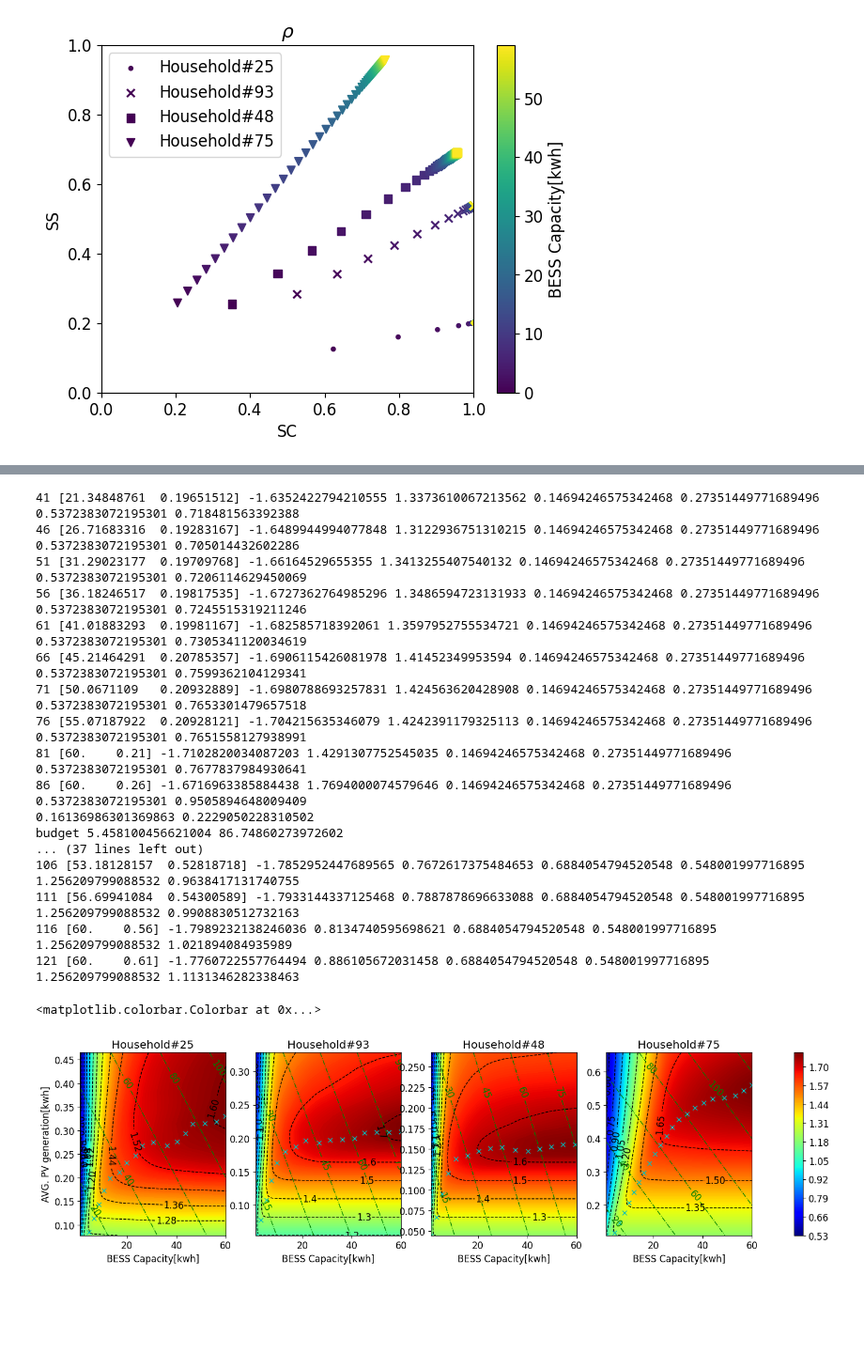
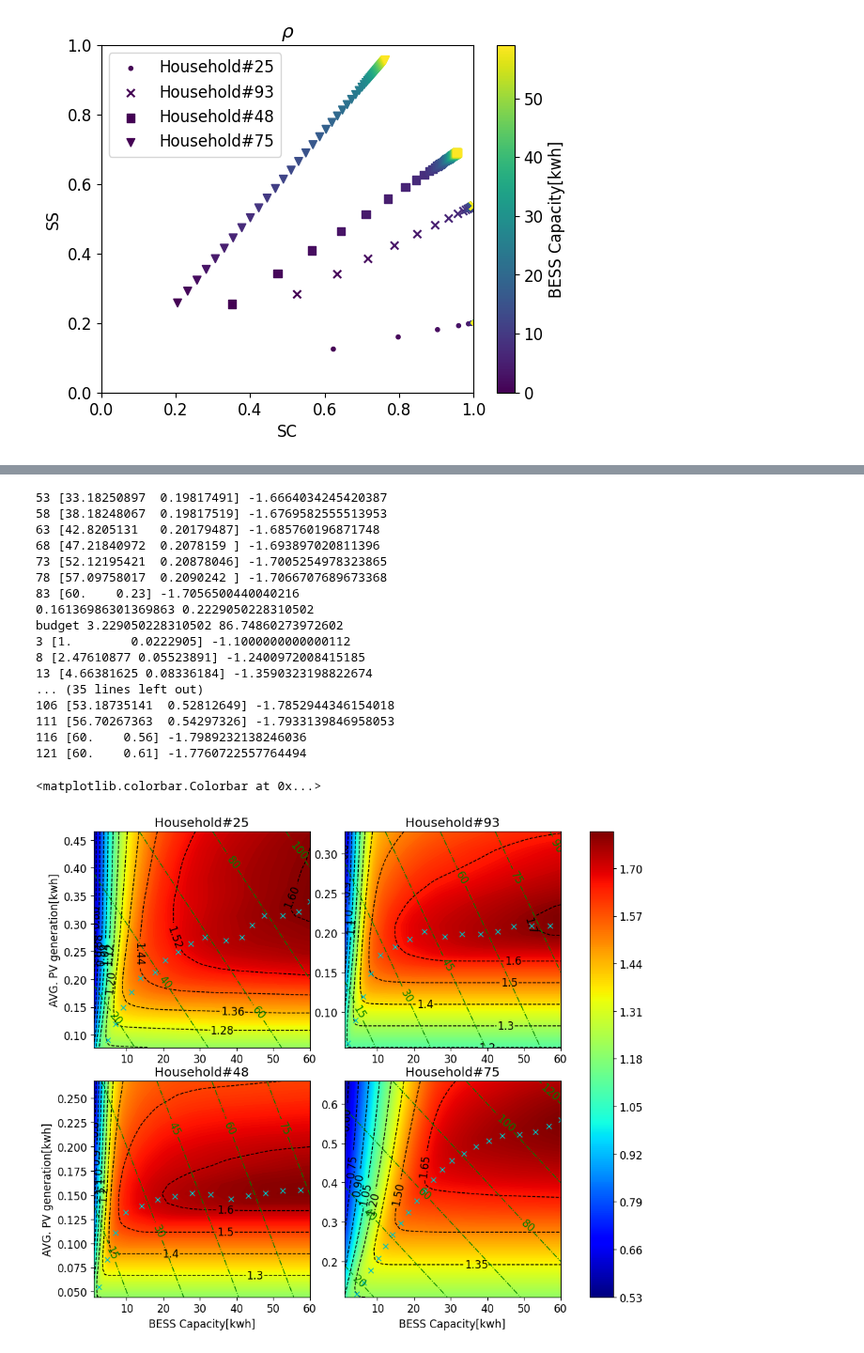
Before and after one commit to JunwookHeo/etc_project, a Jupyter notebook: rl_solutions/analysis_household.ipynb, the cells around one changed output, grey strips where cells are left out. Shown at 94% size. Drawn from its saved outputs; the diff is of its cells as text; code cells hidden in the pictures; blank space fills up the shorter version.

```diff
--- a/rl_solutions/analysis_household.ipynb
+++ b/rl_solutions/analysis_household.ipynb
@@ -289,17 +289,16 @@ for i, (s, df) in enumerate(zip(selected, df_sel)):
 import matplotlib.pyplot as plt
 
 selected = [25, 93, 48, 75]
-selected = [75, 83, 1, 3]
 ws = [1, 1, 1, 1]
 # ws = [4.05, 1.42, 0.95, 0.77]
-# ws = [5.05, 1.85, 1.4, 0.77]
+# ws = [4.99, 1.86, 1.38, 0.80]
 # selected = [221, 202, 239, 273]
 # selected = [221, 243, 232, 202, 204, 214, 205, 239, 248, 273, 282, 289]
 df_sel, df_date = utils.load_data('AusGrid_preprocess.csv', selected, TS)
-ncols = 4
+ncols = 2
 
 plt.rcParams.update({'font.size': 12})
-fig, axes = plt.subplots(nrows=len(selected)//ncols, ncols=ncols, figsize=(16,4))
+fig, axes = plt.subplots(nrows=len(selected)//ncols, ncols=ncols, figsize=(8,8))
 
 if axes.ndim ==1:
     axes = np.reshape(axes, (-1, ncols))
@@ -313,7 +312,7 @@ for i, (s, df) in enumerate(zip(selected, df_sel)):
     # for p in stds:
     #     axes[i//ncols, i%ncols].axvline(max(0,p), color='y')
 
-    for c in range(0, 1260):
+    for c in range(0, 60):
         gimp, gexp = sim_ss_sc(df['GG'].values*ws[i], df['GC'].values, c)
         sc = 1 - gexp/df['GG'].sum()/ws[i]
         ss = 1 - gimp/df['GC'].sum()
@@ -323,7 +322,7 @@ for i, (s, df) in enumerate(zip(selected, df_sel)):
 
     axes[i//ncols, i%ncols].plot(sc_list, label='SC')
     axes[i//ncols, i%ncols].plot(ss_list, label='SS')
-    if i == 0: axes[i//ncols, i%ncols].set_ylabel('SC and SS')
+    if i%ncols == 0: axes[i//ncols, i%ncols].set_ylabel('SC and SS')
     axes[i//ncols, i%ncols].set_title(f'Household#{s}')
     axes[i//ncols, i%ncols].legend()
     axes[i//ncols, i%ncols].set_ylim((0, 1.1))
@@ -466,9 +461,10 @@ selected = [25, 93, 48, 75]
 df_sel, df_date = utils.load_data('AusGrid_preprocess.csv', selected, TS)
 WW = np.linspace(0.2, 1.2, num=24)
 WX = np.linspace(1, MAX_BATT, num=MAX_BATT)
+ncols = 2
 
 plt.rcParams.update({'font.size': 12})
-fig, axes = plt.subplots(nrows=1, ncols=len(selected), figsize=(16,4))
+fig, axes = plt.subplots(nrows=len(selected)//ncols, ncols=ncols, figsize=(10,8))
 fig.set_facecolor('white')
 fig.tight_layout()
 
@@ -481,6 +477,7 @@ for i, (s, df) in enumerate(zip(selected, df_sel)):
     X, Y = np.meshgrid(WX, WY)
     Z1 = np.zeros((len(WY), len(WX)))
     Z2 = np.zeros((len(WY), len(WX)))
+    y_lim = WY.copy()
     WY /= gg_mean
     for j, w in enumerate(WY):
         for k, c in enumerate(WX):
@@ -488,19 +485,19 @@ for i, (s, df) in enumerate(zip(selected, df_sel)):
             Z1[j][k] = sc + ss
             Z2[j][k] = C_b*c + C_p*w*gg_mean
 
-    contour11 = axes[i].contour(X, Y, Z1, levels=10, colors='k', linewidths=1, linestyles='--')
-    contour12 = axes[i].contourf(X, Y, Z1, levels=256, cmap='jet')
-    axes[i].clabel(contour11, contour11.levels, inline=True)
+    contour11 = axes[i//ncols, i%ncols].contour(X, Y, Z1, levels=10, colors='k', linewidths=1, linestyles='--')
+    contour12 = axes[i//ncols, i%ncols].contourf(X, Y, Z1, levels=256, cmap='jet')
+    axes[i//ncols, i%ncols].clabel(contour11, contour11.levels, inline=True)
 
-    contour21 = axes[i].contour(X, Y, Z2, levels=5, colors='g', linewidths=1, linestyles='-.')
-    axes[i].clabel(contour21, contour21.levels, inline=True)
+    contour21 = axes[i//ncols, i%ncols].contour(X, Y, Z2, levels=5, colors='g', linewidths=1, linestyles='-.')
+    axes[i//ncols, i%ncols].clabel(contour21, contour21.levels, inline=True)
 
     optlist = optimize_scss(s, df)
-    axes[i].plot(optlist[:, 0], optlist[:, 1], 'cx')
-    axes[i].set_title(f'Household#{s}')
-    axes[i].set_xlabel(f'BESS Capacity[kwh]')
-
-    if i==0: axes[i].set_ylabel(f'AVG. PV generation[kwh]')
+    axes[i//ncols, i%ncols].plot(optlist[:, 0], optlist[:, 1], 'cx')
+    axes[i//ncols, i%ncols].set_title(f'Household#{s}')
+    axes[i//ncols, i%ncols].set_ylim(y_lim[0], y_lim[-1])
+    if i//ncols==1: axes[i//ncols, i%ncols].set_xlabel(f'BESS Capacity[kwh]')
+    if i%ncols==0: axes[i//ncols, i%ncols].set_ylabel(f'AVG. PV generation[kwh]')
 fig.colorbar(contour12, ax=axes)
 # %% [output]
 0.07774280821917808 0.38775068493150683
@@ -523,22 +520,22 @@ budget 8.755013698630137 106.53008219178082
-41 [21.34848761  0.19651512] -1.6352422794210555 1.3373610067213562 0.14694246575342468 0.27351449771689496 0.5372383072195301 0.718481563392388
-46 [26.71683316  0.19283167] -1.6489944994077848 1.3122936751310215 0.14694246575342468 0.27351449771689496 0.5372383072195301 0.705014432602286
-51 [31.29023177  0.19709768] -1.66164529655355 1.3413255407540132 0.14694246575342468 0.27351449771689496 0.5372383072195301 0.7206114629450069
-56 [36.18246517  0.19817535] -1.6727362764985296 1.3486594723131933 0.14694246575342468 0.27351449771689496 0.5372383072195301 0.7245515319211246
-61 [41.01883293  0.19981167] -1.682585718392061 1.3597952755534721 0.14694246575342468 0.27351449771689496 0.5372383072195301 0.7305341120034619
-66 [45.21464291  0.20785357] -1.6906115426081978 1.41452349953594 0.14694246575342468 0.27351449771689496 0.5372383072195301 0.7599362104129341
-71 [50.0671109   0.20932889] -1.6980788693257831 1.424563620428908 0.14694246575342468 0.27351449771689496 0.5372383072195301 0.7653301479657518
-76 [55.07187922  0.20928121] -1.704215635346079 1.4242391179325113 0.14694246575342468 0.27351449771689496 0.5372383072195301 0.7651558127938991
-81 [60.    0.21] -1.7102820034087203 1.4291307752545035 0.14694246575342468 0.27351449771689496 0.5372383072195301 0.7677837984930641
-86 [60.    0.26] -1.6716963385884438 1.7694000074579646 0.14694246575342468 0.27351449771689496 0.5372383072195301 0.9505894648009409
+53 [33.18250897  0.19817491] -1.6664034245420387
+58 [38.18248067  0.19817519] -1.6769582555513953
+63 [42.8205131   0.20179487] -1.685760196871748
+68 [47.21840972  0.2078159 ] -1.693897020811396
+73 [52.12195421  0.20878046] -1.7005254978323865
+78 [57.09758017  0.2090242 ] -1.7066707689673368
+83 [60.    0.23] -1.7056500440040216
 0.16136986301369863 0.2229050228310502
-budget 5.458100456621004 86.74860273972602
-... (37 lines left out)
-106 [53.18128157  0.52818718] -1.7852952447689565 0.7672617375484653 0.6884054794520548 0.548001997716895 1.256209799088532 0.9638417131740755
-111 [56.69941084  0.54300589] -1.7933144337125468 0.7887878696633088 0.6884054794520548 0.548001997716895 1.256209799088532 0.9908830512732163
-116 [60.    0.56] -1.7989232138246036 0.8134740595698621 0.6884054794520548 0.548001997716895 1.256209799088532 1.021894084935989
-121 [60.    0.61] -1.7760722557764494 0.886105672031458 0.6884054794520548 0.548001997716895 1.256209799088532 1.1131346282338463
+budget 3.229050228310502 86.74860273972602
+3 [1.        0.0222905] -1.1000000000000112
+8 [2.47610877 0.05523891] -1.2400972008415185
+13 [4.66381625 0.08336184] -1.3590323198822674
+... (35 lines left out)
+106 [53.18735141  0.52812649] -1.7852944346154018
+111 [56.70267363  0.54297326] -1.7933139846958053
+116 [60.    0.56] -1.7989232138246036
+121 [60.    0.61] -1.7760722557764494
 <matplotlib.colorbar.Colorbar at 0x...>
-[figure, old version]
+[figure, new version]
 # %%
 import matplotlib.pyplot as plt
 import numpy as np
```
Also changed, not shown: parts of 6 cells of this notebook, 6 other files.
